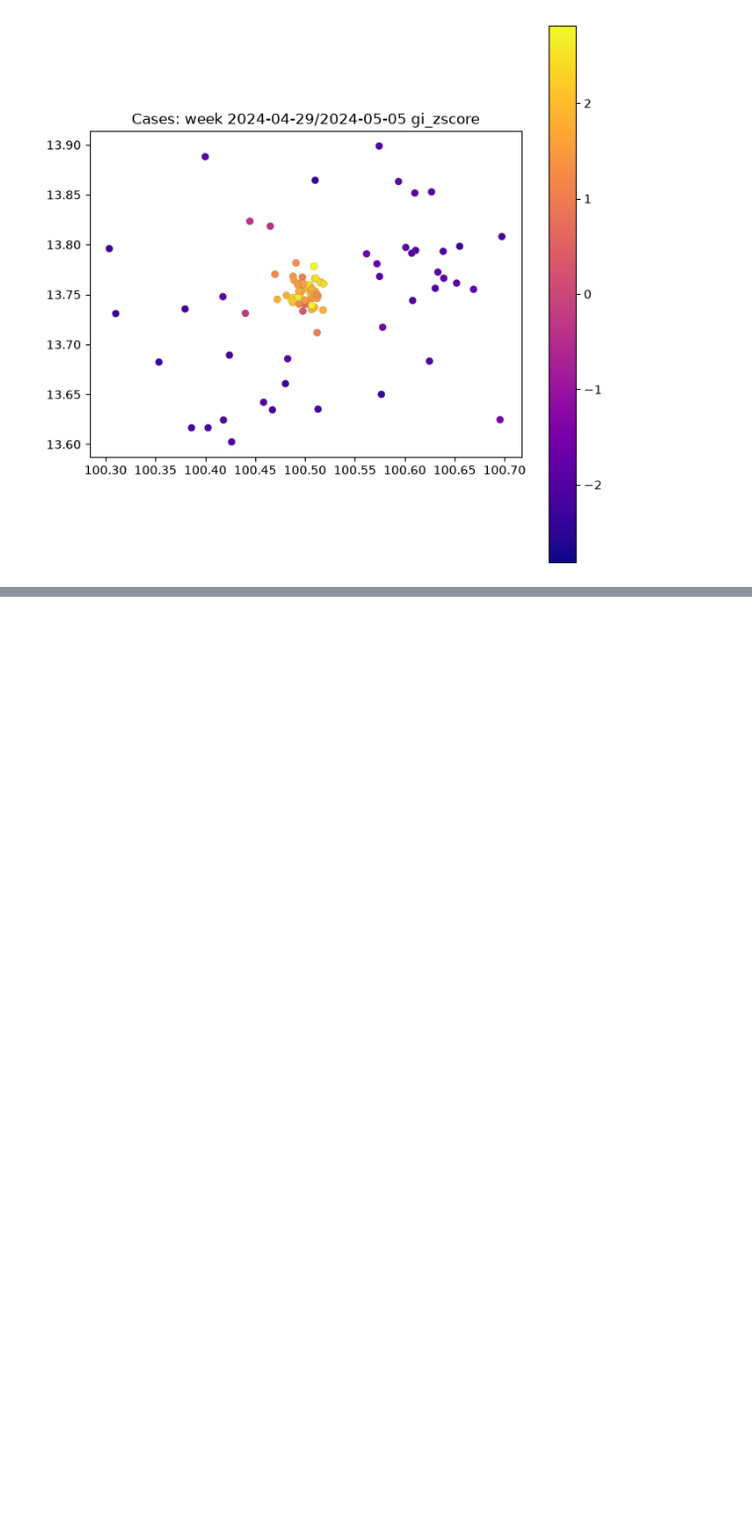
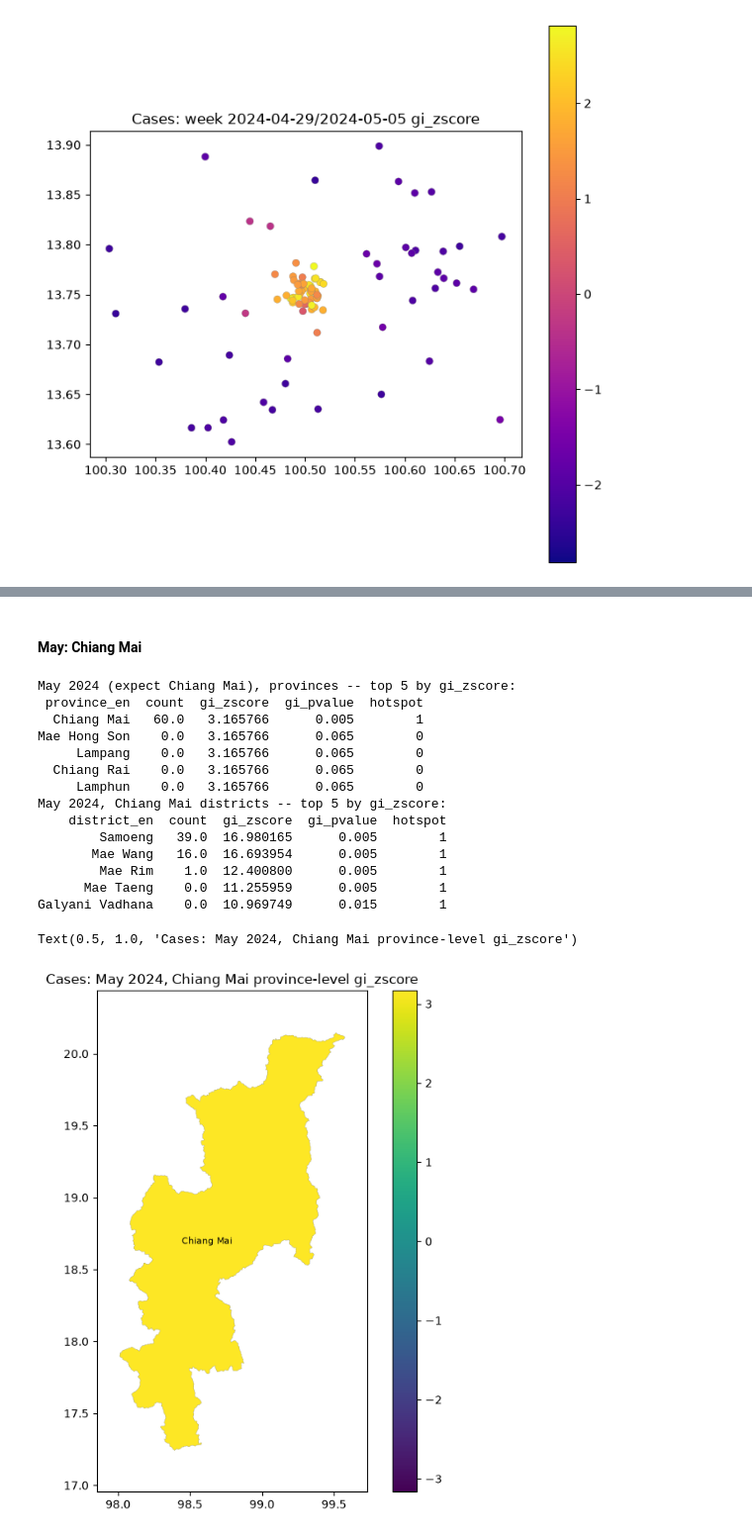
Before and after one commit to nongwarodom/spatialdetection, a Jupyter notebook: notebooks/quickstart.ipynb, the cells around one changed output, grey strips where cells are left out. Shown at 99% size. Drawn from its saved outputs; the diff is of its cells as text; code cells hidden in the pictures; blank space fills up the shorter version.

```diff
--- a/notebooks/quickstart.ipynb
+++ b/notebooks/quickstart.ipynb
@@ -635,0 +650,32 @@ Text(0.5, 1.0, 'Cases: 2024-05, Bangkok districts, gi_zscore')
+# %% [markdown]
+#### May: Chiang Mai
+# %%
+may_df = moving_df[moving_df["month"] == "2024-05"]
+with warnings.catch_warnings():
+    warnings.simplefilter("ignore", UserWarning)
+    may_province = province_hotspots(may_df, k=5, permutations=199)
+    may_district = district_hotspots(may_df, k=5, permutations=199)
+
+print_top(may_province, "province_en", "May 2024 (expect Chiang Mai), provinces")
+print_top(may_district, "district_en", "May 2024, Chiang Mai districts")
+
+plot_hotspots(
+    may_province, province="TH50", cmap="viridis", show_labels=True, label_fontsize=8, label_color="black"
+).set_title("Cases: May 2024, Chiang Mai province-level gi_zscore")
+# %% [output]
+May 2024 (expect Chiang Mai), provinces -- top 5 by gi_zscore:
+ province_en  count  gi_zscore  gi_pvalue  hotspot
+  Chiang Mai   60.0   3.165766      0.005        1
+Mae Hong Son    0.0   3.165766      0.065        0
+     Lampang    0.0   3.165766      0.065        0
+  Chiang Rai    0.0   3.165766      0.065        0
+     Lamphun    0.0   3.165766      0.065        0
+May 2024, Chiang Mai districts -- top 5 by gi_zscore:
+    district_en  count  gi_zscore  gi_pvalue  hotspot
+        Samoeng   39.0  16.980165      0.005        1
+       Mae Wang   16.0  16.693954      0.005        1
+        Mae Rim    1.0  12.400800      0.005        1
+      Mae Taeng    0.0  11.255959      0.005        1
+Galyani Vadhana    0.0  10.969749      0.015        1
+Text(0.5, 1.0, 'Cases: May 2024, Chiang Mai province-level gi_zscore')
+[figure, added]
```
Also changed, not shown: parts of 33 cells of this notebook, 2 other files.
